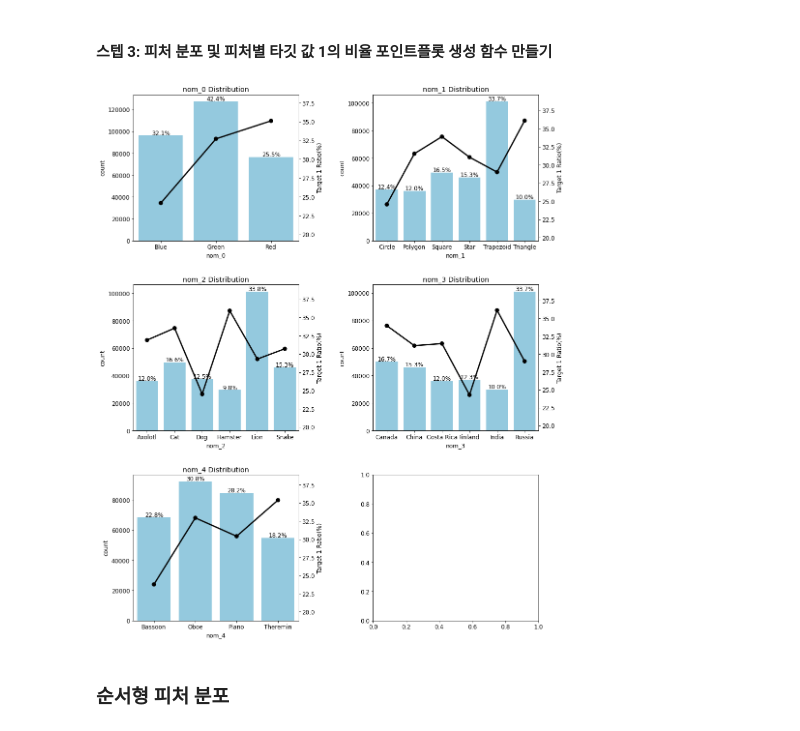
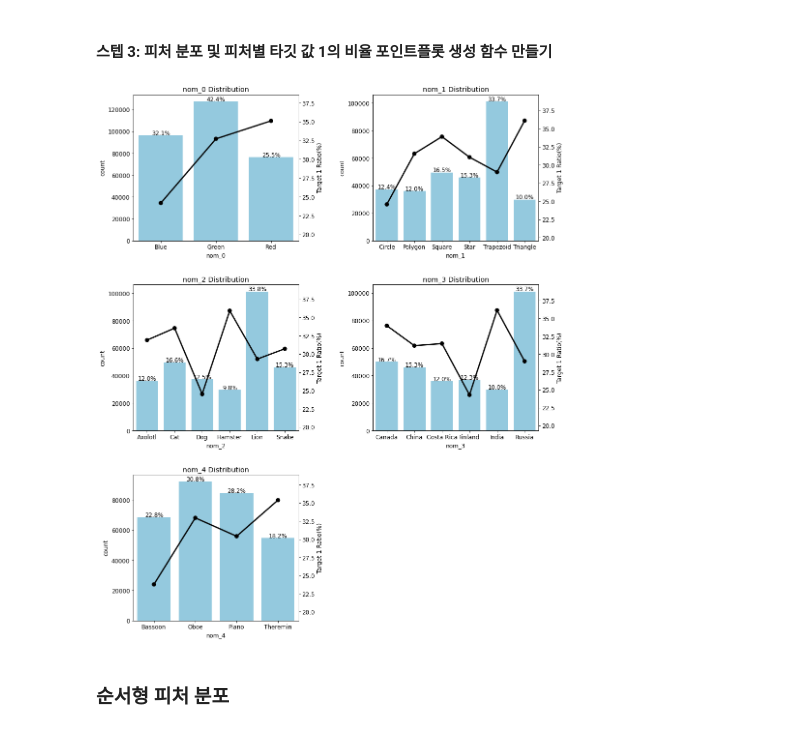
Before and after one commit to BaekKyunShin/Must-Have-Kaggle-Data-Science, a Jupyter notebook: ch4/categorical_feature_encoding_challenge_EDA.ipynb, the cells around one changed output. Cells and saved outputs as stored; diff of their text form; code cells hidden in the pictures.

```diff
--- a/ch4/categorical_feature_encoding_challenge_EDA.ipynb
+++ b/ch4/categorical_feature_encoding_challenge_EDA.ipynb
@@ -364,9 +260,8 @@ crosstab[1]
 2    35.105173
 Name: 1, dtype: float64
 # %%
-def get_crosstab(df, col):
-    '''교차분석표 생성'''
-    crosstab = pd.crosstab(df[col], df['target'], normalize='index')*100
+def get_crosstab(df, feature):
+    crosstab = pd.crosstab(df[feature], df['target'], normalize='index')*100
     crosstab = crosstab.reset_index()
     return crosstab
 # %% [markdown]
@@ -384,39 +278,32 @@ def plot_pointplot(ax, col, crosstab):
 # %% [markdown]
 #### 스텝 3: 피처 분포 및 피처별 타깃 값 1의 비율 포인트플롯 생성 함수 만들기
 # %%
-def plot_cat_dist_with_true_ratio(df, cols, num_rows, num_cols, size=(15, 20)):
-    figure, axes = plt.subplots(nrows=num_rows, ncols=num_cols)
-    figure.set_size_inches(size[0], size[1]) # 전체 Figure 크기 설정
+def plot_cat_dist_with_true_ratio(df, features, num_rows, num_cols,
+                                  size=(15, 20)):
+    plt.figure(figsize=size)  # 전체 Figure 크기 설정
+    grid = gridspec.GridSpec(num_rows, num_cols) # 서브플롯 배치
+    plt.subplots_adjust(wspace=0.45, hspace=0.3) # 서브플롯 좌우/상하 여백 설정
 
-    for idx, col in enumerate(df[cols]):
-        crosstab = get_crosstab(df, col) # 교차분석표 생성 ---①
+    for idx, feature in enumerate(features):
+        ax = plt.subplot(grid[idx])
+        crosstab = get_crosstab(df, feature) # 교차분석표 생성 ---①
 
-        # 그래프를 그릴 축 지정 ---②
-        if num_cols == 1:
-            ax = axes[idx]
-        elif num_cols == 2:
-            row_idx, col_idx = get_row_col_idx(idx)
-            ax = axes[row_idx, col_idx]
-        else:
-            raise Exception('num_cols에는 1 또는 2를 입력하세요.')
-
-        sns.countplot(x=col, data=train,
-                      order=crosstab[col].values,
+        # ax축에 타깃 값 분포 카운트플롯 그리기
+        sns.countplot(x=feature, data=df,
+                      order=crosstab[feature].values,
                       color='skyblue',
                       ax=ax)
 
-        write_percent(ax) # 고유값별 비율 표시
+        write_percent(ax, len(df)) # 비율 표시
 
-        plot_pointplot(ax, col, crosstab) # 포인트플롯 그리기
+        plot_pointplot(ax, feature, crosstab) # 포인트플롯 그리기
 
-        ax.set_title(f'{col} Distribution') # 그래프 제목
-
-    plt.subplots_adjust(hspace=0.3, wspace=0.45)
+        ax.set_title(f'{feature} Distribution') # 그래프 제목 설정
 # %%
-nom_cols = ['nom_0', 'nom_1', 'nom_2', 'nom_3', 'nom_4'] # 명목형 피처
-plot_cat_dist_with_true_ratio(train, nom_cols, num_rows=3, num_cols=2)
+nom_features = ['nom_0', 'nom_1', 'nom_2', 'nom_3', 'nom_4'] # 명목형 피처
+plot_cat_dist_with_true_ratio(train, nom_features, num_rows=3, num_cols=2)
 # %% [output]
-[figure, old version]
+[figure, new version]
 # %% [markdown]
 ### 순서형 피처 분포
 # %% [markdown]
```
Also changed, not shown: parts of 42 cells of this notebook.
